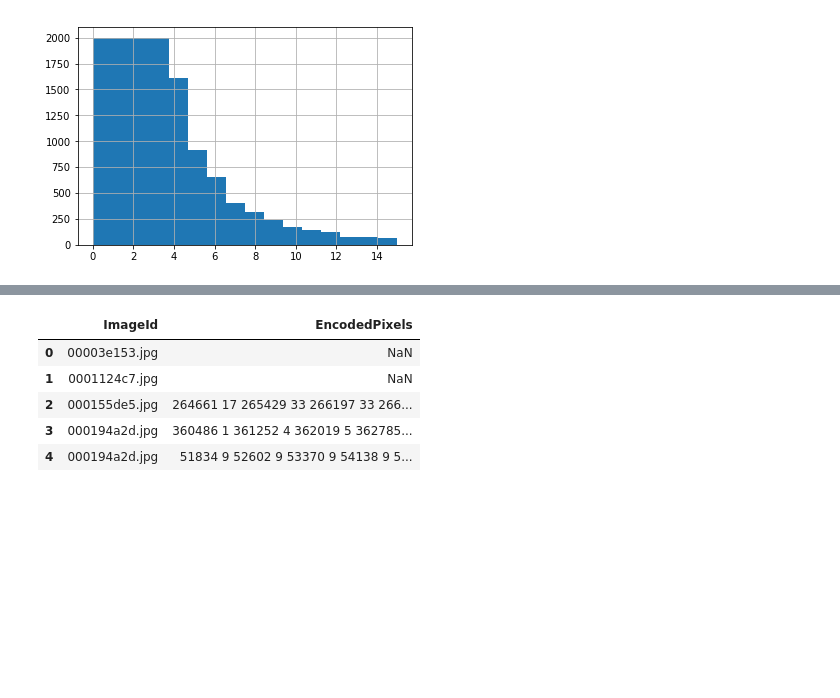
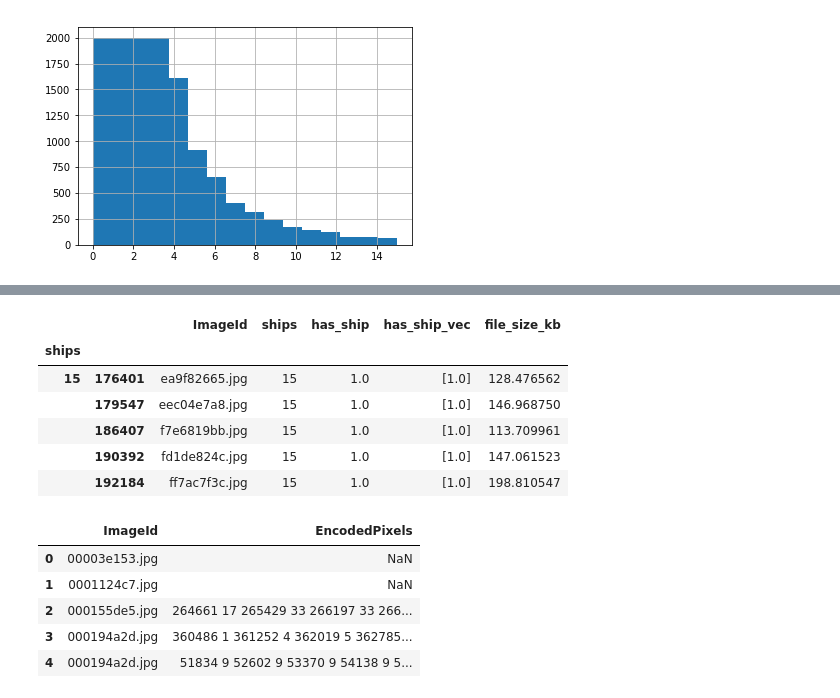
Before and after one commit to Markov025nuaa/Machine-Learning-Project, a Jupyter notebook: notebook/data_prerpocessing.ipynb, the cells around one changed output, grey strips where cells are left out. Cells and saved outputs as stored; diff of their text form; code cells hidden in the pictures; blank space fills up the shorter version.

```diff
--- a/notebook/data_prerpocessing.ipynb
+++ b/notebook/data_prerpocessing.ipynb
@@ -209,3 +209,13 @@ balanced_train_df.head()
+# %%
+balanced_train_df.tail()
+# %% [output]
+|  |  | ImageId | ships | has_ship | has_ship_vec | file_size_kb |
+| ships |  |  |  |  |  |  |
+| 15 | 176401 | ea9f82665.jpg | 15 | 1.0 | [1.0] | 128.476562 |
+|  | 179547 | eec04e7a8.jpg | 15 | 1.0 | [1.0] | 146.968750 |
+|  | 186407 | f7e6819bb.jpg | 15 | 1.0 | [1.0] | 113.709961 |
+|  | 190392 | fd1de824c.jpg | 15 | 1.0 | [1.0] | 147.061523 |
+|  | 192184 | ff7ac7f3c.jpg | 15 | 1.0 | [1.0] | 198.810547 |
 # %%
 masks.head()
 # %% [output]
```
Also changed, not shown: parts of 6 cells of this notebook.
